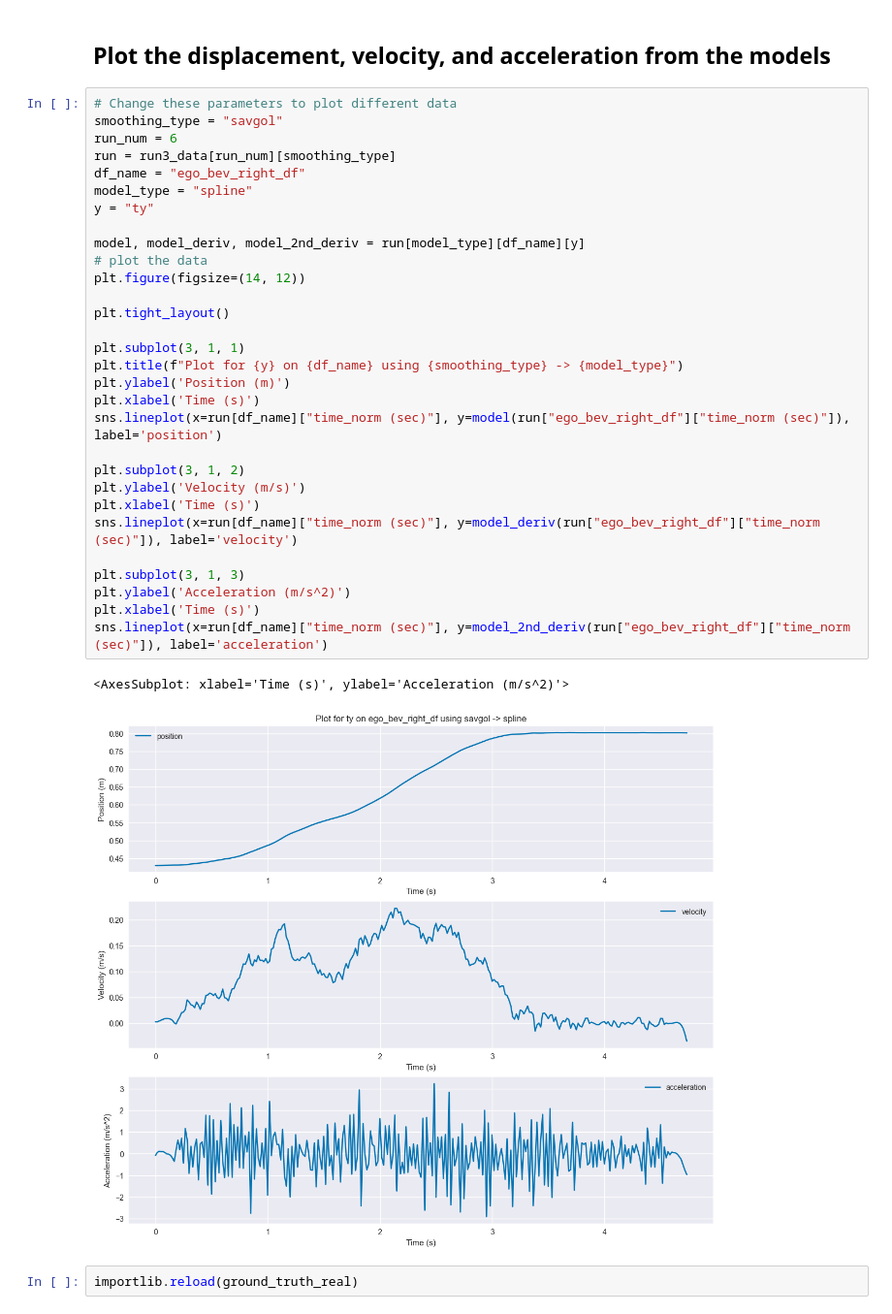
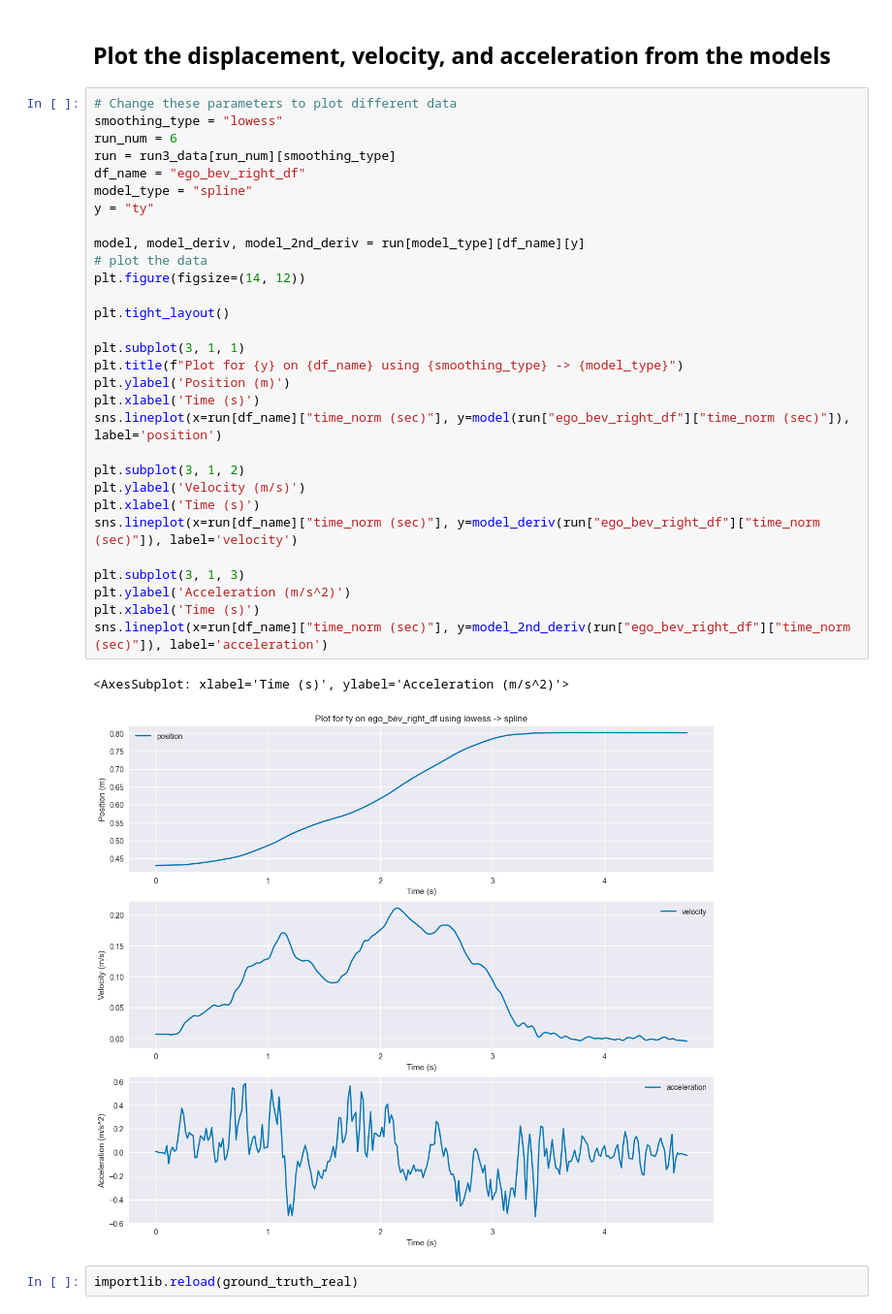
Before and after one commit to ShungFei/autonomous_f1tenth, a Jupyter notebook: src/perception/perception/scripts/model_fitting.ipynb, the cells around one changed output. Shown at 97% size. Cells and saved outputs as stored; diff of their text form.

```diff
--- a/src/perception/perception/scripts/model_fitting.ipynb
+++ b/src/perception/perception/scripts/model_fitting.ipynb
@@ -260,37 +263,37 @@ for smoothing_type in ["raw"] + smoothing_funcs:
 ## Plot the displacement, velocity, and acceleration from the models
 # %%
 # Change these parameters to plot different data
-smoothing_type = "savgol"
+smoothing_type = "lowess"
 run_num = 6
 run = run3_data[run_num][smoothing_type]
 df_name = "ego_bev_right_df"
 model_type = "spline"
 y = "ty"
 
 model, model_deriv, model_2nd_deriv = run[model_type][df_name][y]
 # plot the data
 plt.figure(figsize=(14, 12))
 
 plt.tight_layout()
 
 plt.subplot(3, 1, 1)
 plt.title(f"Plot for {y} on {df_name} using {smoothing_type} -> {model_type}")
 plt.ylabel('Position (m)')
 plt.xlabel('Time (s)')
 sns.lineplot(x=run[df_name]["time_norm (sec)"], y=model(run["ego_bev_right_df"]["time_norm (sec)"]), label='position')
 
 plt.subplot(3, 1, 2)
 plt.ylabel('Velocity (m/s)')
 plt.xlabel('Time (s)')
 sns.lineplot(x=run[df_name]["time_norm (sec)"], y=model_deriv(run["ego_bev_right_df"]["time_norm (sec)"]), label='velocity')
 
 plt.subplot(3, 1, 3)
 plt.ylabel('Acceleration (m/s^2)')
 plt.xlabel('Time (s)')
 sns.lineplot(x=run[df_name]["time_norm (sec)"], y=model_2nd_deriv(run["ego_bev_right_df"]["time_norm (sec)"]), label='acceleration')
 # %% [output]
 <AxesSubplot: xlabel='Time (s)', ylabel='Acceleration (m/s^2)'>
-[figure, old version]
+[figure, new version]
 # %%
 importlib.reload(ground_truth_real)
 # %% [output]
```
Also changed, not shown: parts of 12 cells of this notebook.
